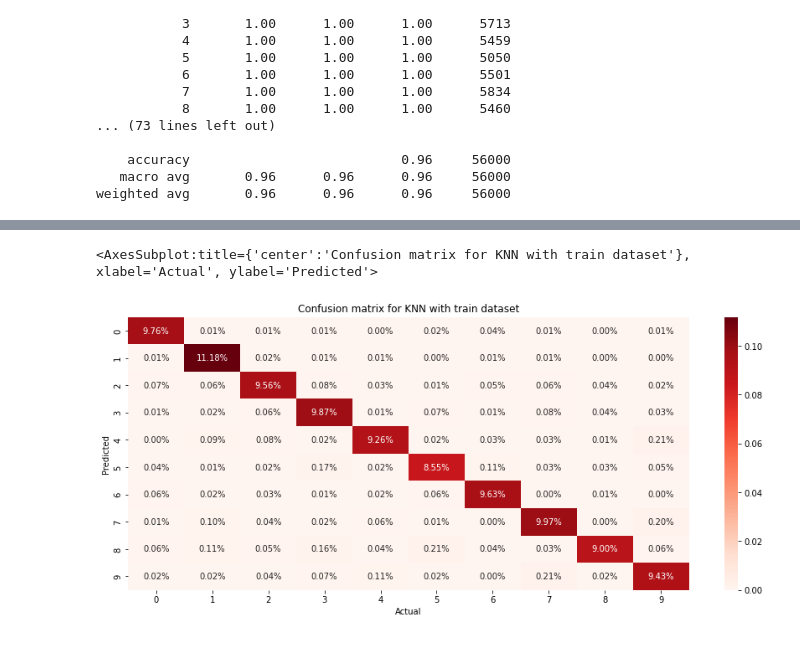
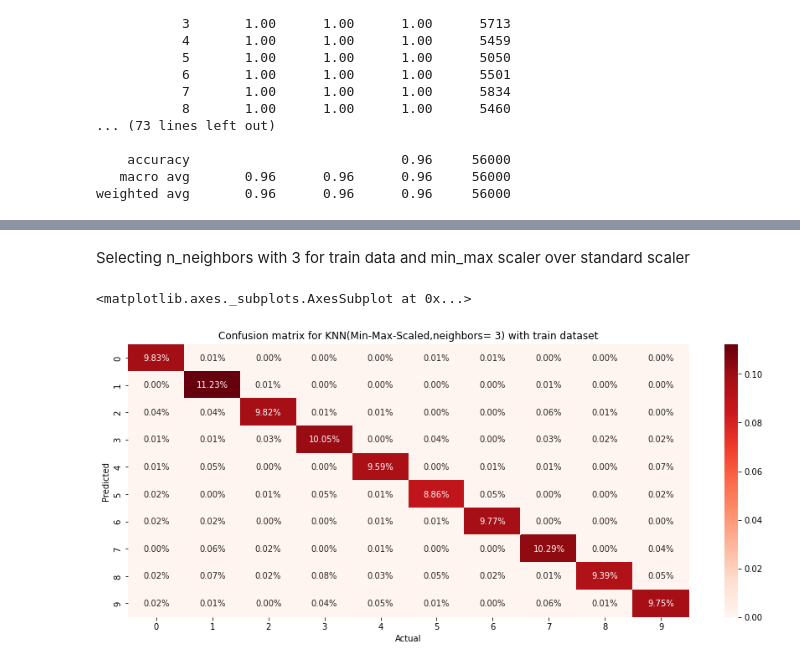
Before and after one commit to merkol/CS451, a Jupyter notebook: AI_HW3/digit_recognizer.ipynb, the cells around one changed output, grey strips where cells are left out. Saved outputs shown, nothing was run; the diff lists cells and outputs as text; code cells hidden in the pictures.

```diff
--- a/AI_HW3/digit_recognizer.ipynb
+++ b/AI_HW3/digit_recognizer.ipynb
@@ -64,3 +64,10 @@ Classification report for number of k (test_data):  1
     accuracy                           0.95     14000
    macro avg       0.95      0.95      0.95     14000
 weighted avg       0.95      0.95      0.95     14000
+# %%
+# Comparing Min-Max with Standart Scaler Test set
+knn = KNeighborsClassifier(n_neighbors=3,n_jobs=-1)
+knn.fit(x_train_min_max,y_train)
+y_pred = knn.predict(x_test_min_max)
+print('Classification report for number of k (test_data): ',3)
+print(classification_report(y_test,y_pred))
@@ -90,3 +130,10 @@ Classification report for number of k (train_data):  1
     accuracy                           0.96     56000
    macro avg       0.96      0.96      0.96     56000
 weighted avg       0.96      0.96      0.96     56000
+# %%
+# Comparing Min-Max with Standart Scaler Train set
+knn = KNeighborsClassifier(n_neighbors=3,n_jobs=-1)
+knn.fit(x_train_min_max,y_train)
+y_pred = knn.predict(x_train_min_max)
+print('Classification report for number of k (train_data): ',3)
+print(classification_report(y_train,y_pred))
@@ -93,11 +158,13 @@ weighted avg       0.96      0.96      0.96     56000
+# %% [markdown]
+Selecting n_neighbors with 3 for train data and min_max scaler over standard scaler
 # %%
 cf_matrix = confusion_matrix(y_train, y_pred)
 # %%
 import seaborn as sns
 fig, ax = plt.subplots(figsize=(15,6))
 cf = sns.heatmap(cf_matrix/np.sum(cf_matrix), annot=True, fmt='.2%', cmap='Reds')
-cf.set(xlabel='Actual', ylabel='Predicted',title='Confusion matrix for KNN with train dataset')
+cf.set(xlabel='Actual', ylabel='Predicted',title='Confusion matrix for KNN(Min-Max-Scaled,neighbors= 3) with train dataset')
 cf
 # %% [output]
-<AxesSubplot:title={'center':'Confusion matrix for KNN with train dataset'}, xlabel='Actual', ylabel='Predicted'>
+<matplotlib.axes._subplots.AxesSubplot at 0x...>
-[figure, old version]
+[figure, new version]
```
Also changed, not shown: parts of 6 cells of this notebook.
